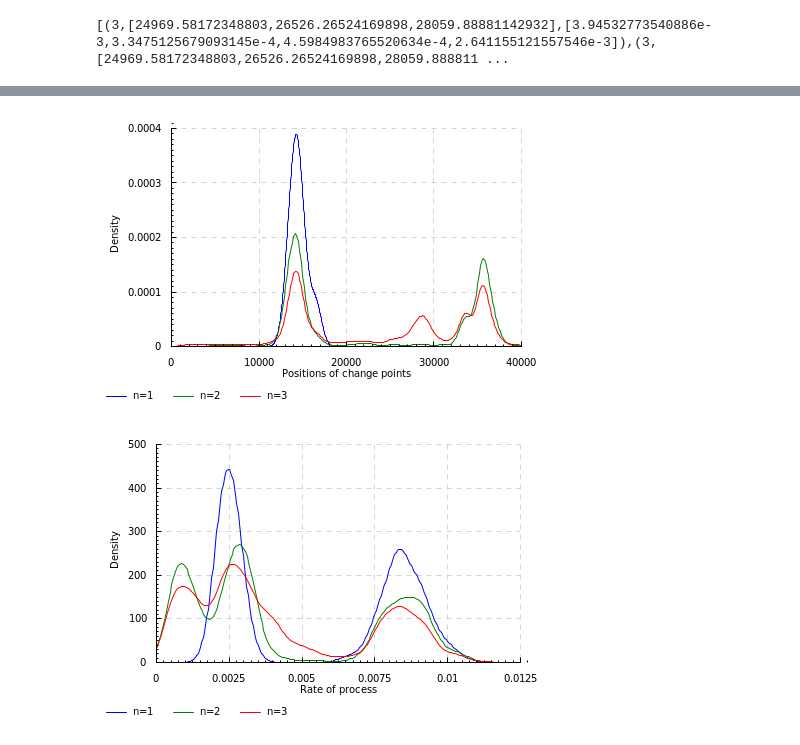
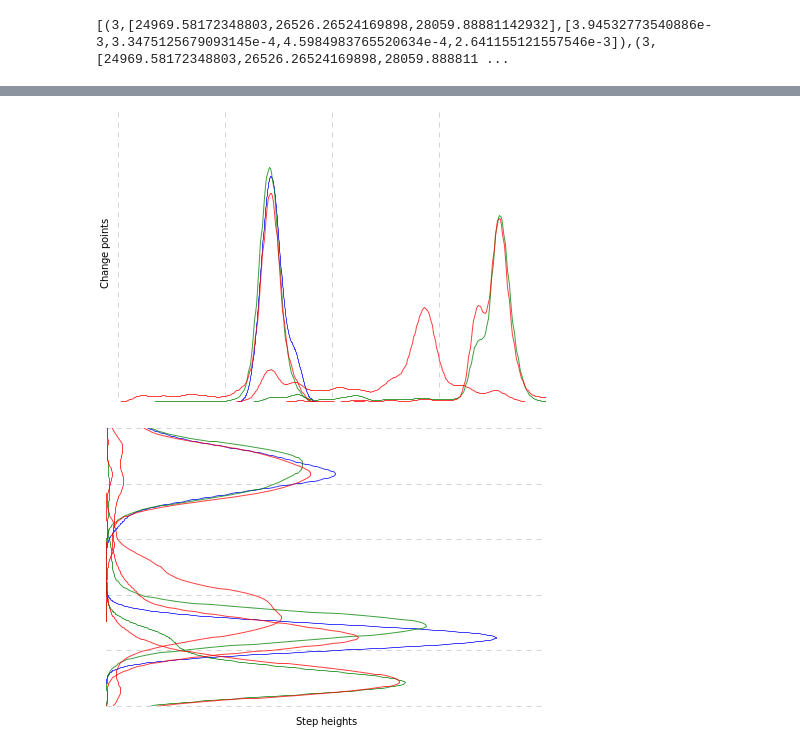
Before and after one commit to davidar/stochaskell, a Jupyter notebook: rj-coal.ipynb, the cells around one changed output, grey strips where cells are left out. Cells and saved outputs as stored; diff of their text form; code cells hidden in the pictures.

Commit message:
update coal plots

```diff
--- a/rj-coal.ipynb
+++ b/rj-coal.ipynb
@@ -178,20 +192,35 @@ toRenderable $ do
 # %%
-toRenderable $ do
-  kdeplot "n=1" 625 $ concat [s | (n,s,g) <- samples, n == 1]
-  kdeplot "n=2" 625 $ concat [s | (n,s,g) <- samples, n == 2]
-  kdeplot "n=3" 625 $ concat [s | (n,s,g) <- samples, n == 3]
+pX = do
+  setColors $ (`withOpacity` 0.75) <$> [blue,green,red,orange,yellow,violet]
+  plot $ line "n=1" [kde 625 [s !! (i-1) | (n,s,g) <- samples, n == 1] | i <- [1..1]]
+  plot $ line "n=2" [kde 625 [s !! (i-1) | (n,s,g) <- samples, n == 2] | i <- [1..2]]
+  plot $ line "n=3" [kde 625 [s !! (i-1) | (n,s,g) <- samples, n == 3] | i <- [1..3]]
   xlim (0,40000)
-  xlabel "Positions of change points"
-  ylabel "Density"
+  layout_legend .= Nothing
+  layout_margin .= 0
+  layout_bottom_axis_visibility .= AxisVisibility False False True
+  layout_left_axis_visibility   .= AxisVisibility False False True
+  layout_x_axis . laxis_override .= (\d -> d { _axis_ticks = [], _axis_labels = [] })
+  layout_y_axis . laxis_override .= (\d -> d { _axis_ticks = [], _axis_labels = [], _axis_grid = [] })
+  ylabel "Change points"
+toRenderable pX
 # %% [output]
-[figure, old version]
+[figure, new version]
 # %%
-toRenderable $ do
-  kdeplot "n=1" 0.0003 $ concat [g | (n,s,g) <- samples, n == 1]
-  kdeplot "n=2" 0.0003 $ concat [g | (n,s,g) <- samples, n == 2]
-  kdeplot "n=3" 0.0003 $ concat [g | (n,s,g) <- samples, n == 3]
-  xlim (0,0.012)
-  xlabel "Rate of process"
-  ylabel "Density"
+import Data.Tuple
+pY = do
+  setColors $ (`withOpacity` 0.75) <$> [blue,green,red,orange,yellow,violet]
+  plot $ line "n=1" [map swap $ kde 0.0003 [g !! i | (n,s,g) <- samples, n == 1] | i <- [0..1]]
+  plot $ line "n=2" [map swap $ kde 0.0003 [g !! i | (n,s,g) <- samples, n == 2] | i <- [0..2]]
+  plot $ line "n=3" [map swap $ kde 0.0003 [g !! i | (n,s,g) <- samples, n == 3] | i <- [0..3]]
+  ylim (0,0.00999)
+  layout_legend .= Nothing
+  layout_margin .= 0
+  layout_bottom_axis_visibility .= AxisVisibility False False True
+  layout_left_axis_visibility   .= AxisVisibility False False True
+  layout_x_axis . laxis_override .= (\d -> d { _axis_ticks = [], _axis_labels = [], _axis_grid = [] })
+  layout_y_axis . laxis_override .= (\d -> d { _axis_ticks = [], _axis_labels = [] })
+  xlabel "Step heights"
+toRenderable pY
 # %% [output]
-[figure, old version]
+[figure, new version]
```
Also changed, not shown: parts of 6 cells of this notebook, 1 other file.
